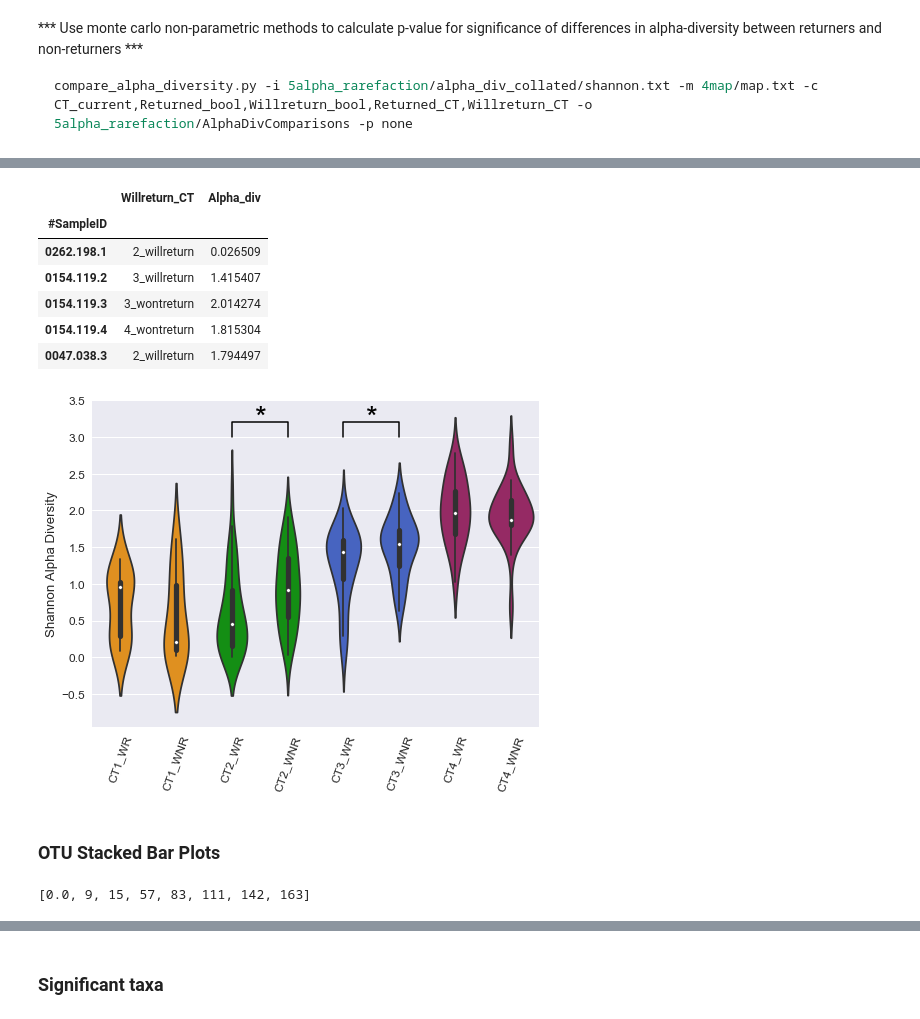
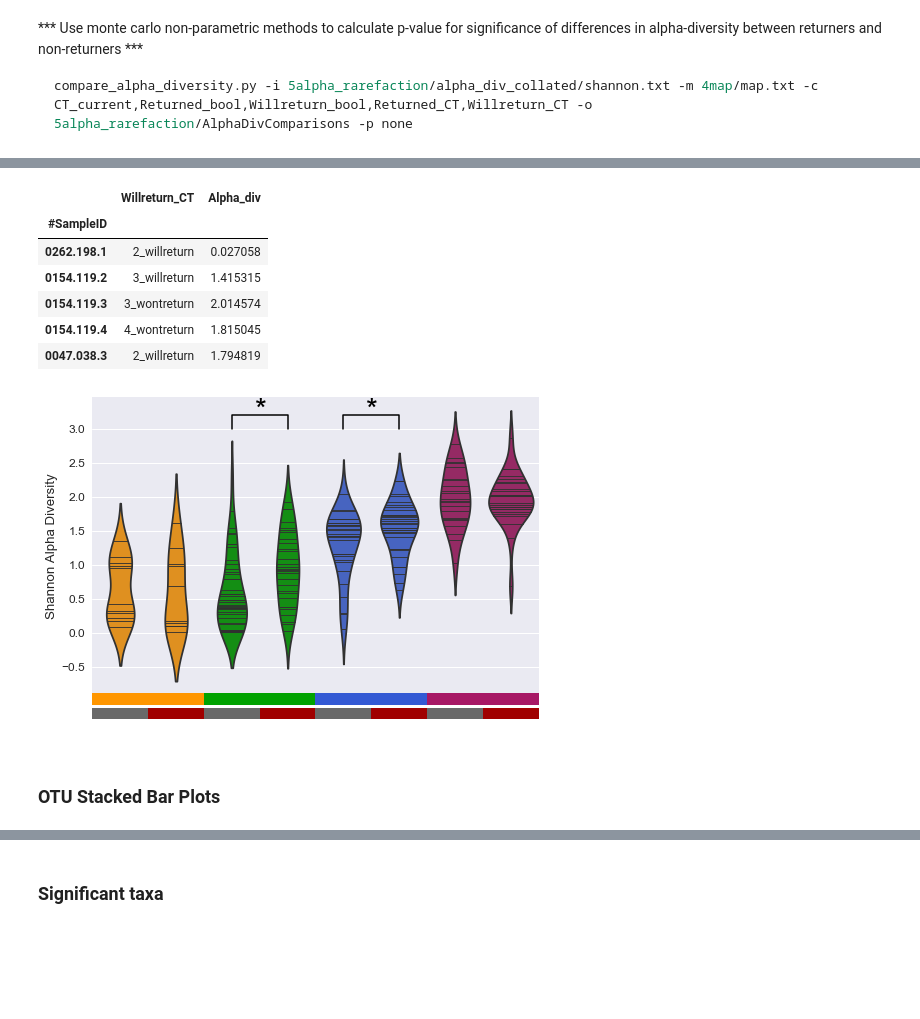
Before and after one commit to munozalexander/Cervicovaginal-Microbiome-Temporal-Dynamics, a Jupyter notebook: Markov_TaxaLevel.ipynb, the cells around one changed output, grey strips where cells are left out. Drawn from its saved outputs; the diff is of its cells as text; code cells hidden in the pictures; blank space fills up the shorter version.

Commit message:
animations updated and rerun

```diff
--- a/Markov_TaxaLevel.ipynb
+++ b/Markov_TaxaLevel.ipynb
@@ -54,6 +54,7 @@ matplotlib.rcParams['font.sans-serif'] = "Arial"
 matplotlib.rcParams['font.family'] = "sans-serif"
 
 COLORS = ['#FF9600', '#00A200', '#3359D4', '#A71865']
+COLORS2 = ['#696969','#A00000']
 # %%
 # read in data
 rawotu = pd.read_csv('data/abundance_table.csv', index_col=0)
@@ -384,7 +385,7 @@ gs = gridspec.GridSpec(10, 10)
 gs.update(wspace=0, hspace=0)
 
 ct_cmap = pltcolors.ListedColormap(COLORS)
-hierarchy.set_link_color_palette([COLORS[i] for i in [3,2,0,1]])
+hierarchy.set_link_color_palette([COLORS[i] for i in [2,3,0,1]])
 ax1 = fig.add_subplot(gs[:-1, :])
 d = hierarchy.dendrogram(Z, no_labels=True, color_threshold=0.4*max(Z[:,2]), \
                          above_threshold_color='k', ax=ax1)
@@ -570,8 +587,8 @@ for t in range(timepoints):
                              edgecolors='w', \
                              s=80)
     prettify_ax(axarr[t])
-    xlabel = 'PC1 ' + str(round(float(col1),2))
-    ylabel = 'PC2 ' + str(round(float(col2),2))
+    xlabel = 'PC1 ' + str(int(float(col1)*100))+'%'
+    ylabel = 'PC2 ' + str(int(float(col2)*100))+'%'
     title = 'PCoA Timepoint ' + str(t+1)
     axarr[t].set_xlabel(xlabel, fontsize=15)
     axarr[t].set_ylabel(ylabel, fontsize=15)
@@ -657,12 +607,0 @@ movingdot_animation(sample_ids=sample_ids, file_suffix='sample_demo')
-# %%
-# animation : taxa-level simulations using markov probabilities
-for k in range(4):
-    num_states = 15
-    start_id = '0055.051.1'
-    sample_ids = [start_id]
-    for j in range(num_states):
-        prev_id = sample_ids[-1]
-        next_id = markov_step(prev_id, p_move=1)
-        sample_ids.append(next_id)
-    fname = 'markov_simulation_test'+str(k)
-    movingdot_animation(sample_ids=sample_ids, file_suffix=fname)
@@ -834,37 +689,56 @@ col5000.head()
 # %% [output]
 |  | Willreturn_CT | Alpha_div |
 | #SampleID |  |  |
-| 0262.198.1 | 2_willreturn | 0.026509 |
-| 0154.119.2 | 3_willreturn | 1.415407 |
-| 0154.119.3 | 3_wontreturn | 2.014274 |
-| 0154.119.4 | 4_wontreturn | 1.815304 |
-| 0047.038.3 | 2_willreturn | 1.794497 |
+| 0262.198.1 | 2_willreturn | 0.027058 |
+| 0154.119.2 | 3_willreturn | 1.415315 |
+| 0154.119.3 | 3_wontreturn | 2.014574 |
+| 0154.119.4 | 4_wontreturn | 1.815045 |
+| 0047.038.3 | 2_willreturn | 1.794819 |
 # %%
-plt.figure(figsize=(8,6))
 sns.set(font_scale=1.2)
+fig = plt.figure(figsize=(8,6))
+gs = gridspec.GridSpec(3, 1, height_ratios=[15,1,1])
+gs.update(wspace=0, hspace=-.05)
+ax = fig.add_subplot(gs[0,:])
 sns.violinplot(x="Willreturn_CT", y="Alpha_div", data=col5000, \
             order=sorted(list(set(col5000.Willreturn_CT))), \
-            palette=[COLORS[i] for i in np.arange(8)//2])
+            palette=[COLORS[i] for i in np.arange(8)//2], inner='stick', split=True, ax=ax)
+ax.plot([2, 2, 3, 3], [3, 3.2, 3.2, 3], lw=1.5, c='k')
+ax.text((2+3)*.5, 3.05, "*", ha='center', va='bottom', color='k', fontsize=30)
+ax.plot([4, 4, 5, 5], [3, 3.2, 3.2, 3], lw=1.5, c='k')
+ax.text((4+5)*.5, 3.05, "*", ha='center', va='bottom', color='k', fontsize=30)
+ax.set_xlabel('')
+ax.set_ylabel('Shannon Alpha Diversity')
+ax.set_xticks([])
 
-plt.plot([2, 2, 3, 3], [3, 3.2, 3.2, 3], lw=1.5, c='k')
-plt.text((2+3)*.5, 3.05, "*", ha='center', va='bottom', color='k', fontsize=30)
-plt.plot([4, 4, 5, 5], [3, 3.2, 3.2, 3], lw=1.5, c='k')
-plt.text((4+5)*.5, 3.05, "*", ha='center', va='bottom', color='k', fontsize=30)
+ax = fig.add_subplot(gs[1,:])
+cmap = matplotlib.colors.ListedColormap(COLORS)
+bounds = [0,1.9,2.9,3.9,4.9]
+norm = matplotlib.colors.BoundaryNorm(bounds, cmap.N)
+ax.imshow([[i for i in range(1,5) for j in range(10)]], cmap=cmap, norm=norm)
+# for i in range(1,5):
+#     ax.text((i-1)*4+1,0.15,'CT'+str(i),weight='bold',color='k')
+ax.axis('off')
 
-plt.xlabel('')
-plt.ylabel('Shannon Alpha Diversity')
-plt.xticks(np.arange(8),['CT'+str(pre)+suf for pre in range(1,5) for suf in ['_WR','_WNR']], \
-           rotation=70)
+ax = fig.add_subplot(gs[2,:])
+cmap = matplotlib.colors.ListedColormap(COLORS2)
+bounds = [-.1,.5,1.1]
+norm = matplotlib.colors.BoundaryNorm(bounds, cmap.N)
+ax.imshow([[j for i in range(1,5) for j in range(2) for k in range(5)]], cmap=cmap, norm=norm)
+# for i in range(8):
+#     if i%2==0:
+#         ax.text(2*i+.2,0.15,'WR',weight='bold',color='k')
+#     else:
+#         ax.text(2*i,0.15,'WNR',weight='bold',color='k')
+ax.axis('off')
+
+plt.tight_layout()
 plt.savefig('figures/alphadiv.pdf', bbox_inches='tight')
 plt.show()
 # %% [output]
-[figure, old version]
+[figure, new version]
 # %% [markdown]
 ### OTU Stacked Bar Plots
-# %%
-[np.sum(translens[:i]) for i in range(len(translens))]
-# %% [output]
-[0.0, 9, 15, 57, 83, 111, 142, 163]
 # %%
 # order otu dataframe by transitions to prep for stacked barplot plotting
 stack_orderedids, translens, states = [], [], []
```
Also changed, not shown: parts of 33 cells of this notebook, 36 other files.
